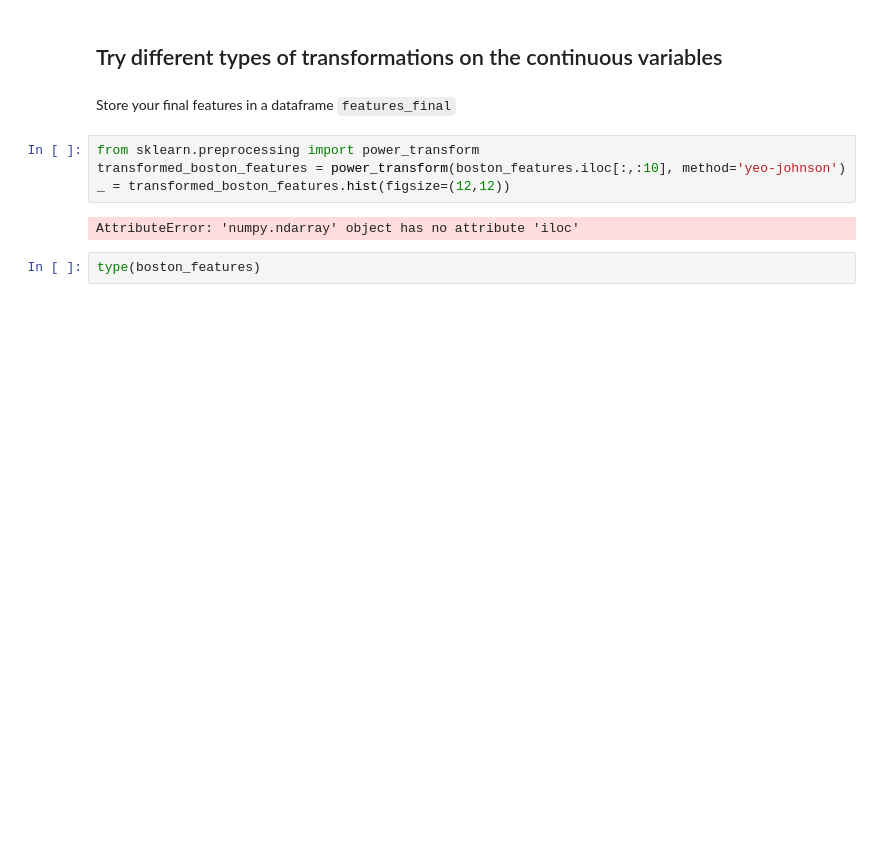
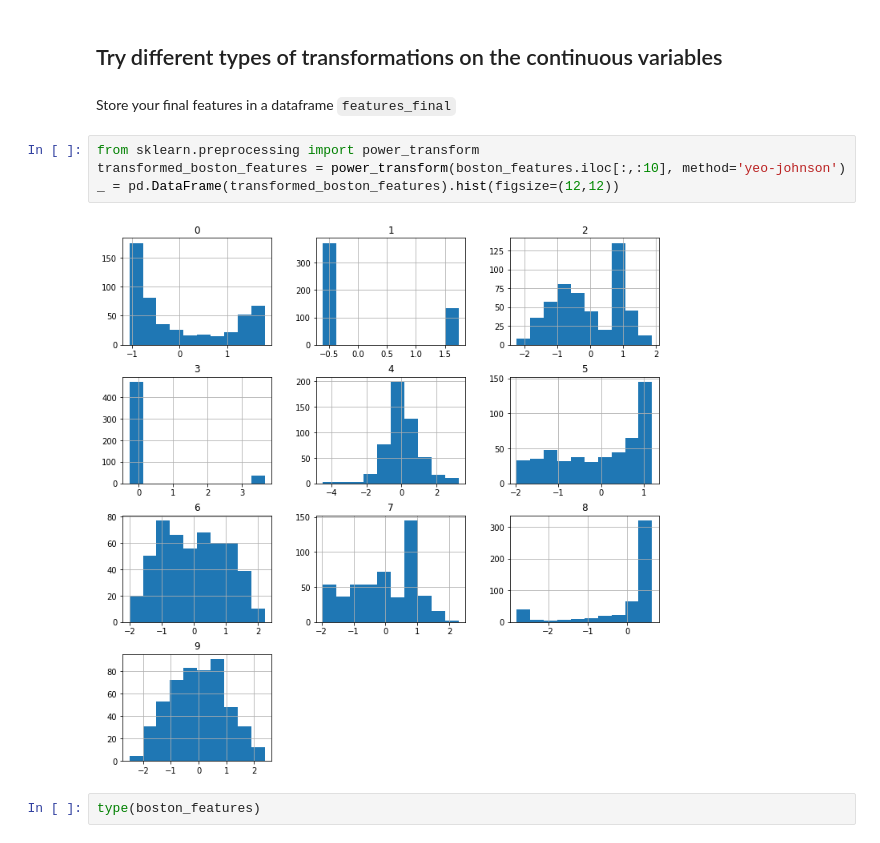
Before and after one commit to npschafer/dsc-feature-scaling-and-normalization-lab-houston-ds-042219, a Jupyter notebook: index.ipynb, the cells around one changed output. Saved outputs shown, nothing was run; the diff lists cells and outputs as text; blank space fills up the shorter version.

```diff
--- a/index.ipynb
+++ b/index.ipynb
@@ -78,9 +78,9 @@ Store your final features in a dataframe `features_final`
 # %%
 from sklearn.preprocessing import power_transform
 transformed_boston_features = power_transform(boston_features.iloc[:,:10], method='yeo-johnson')
-_ = transformed_boston_features.hist(figsize=(12,12))
+_ = pd.DataFrame(transformed_boston_features).hist(figsize=(12,12))
 # %% [output]
-AttributeError: 'numpy.ndarray' object has no attribute 'iloc'
+[figure, added]
 # %%
 type(boston_features)
 # %% [output]
```
